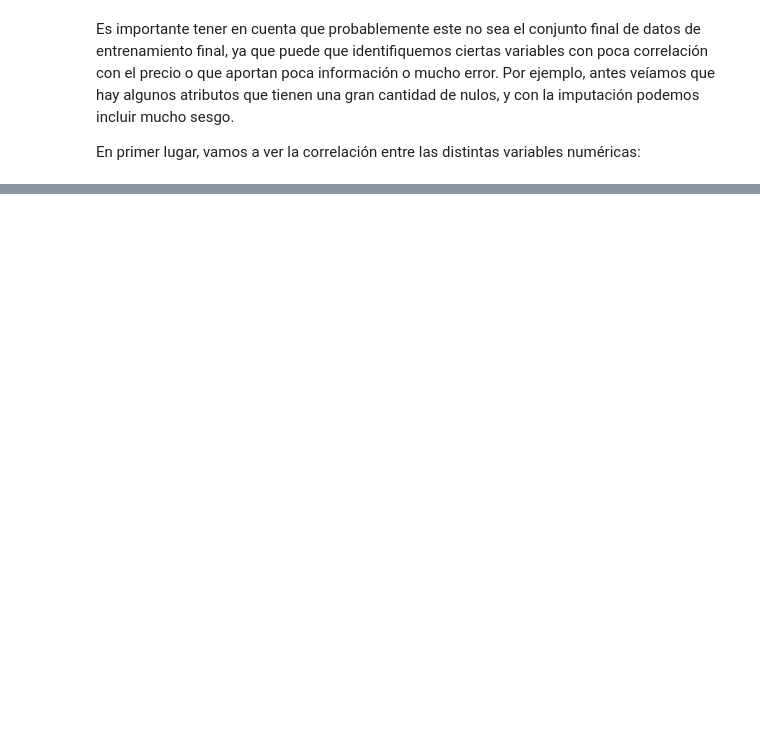
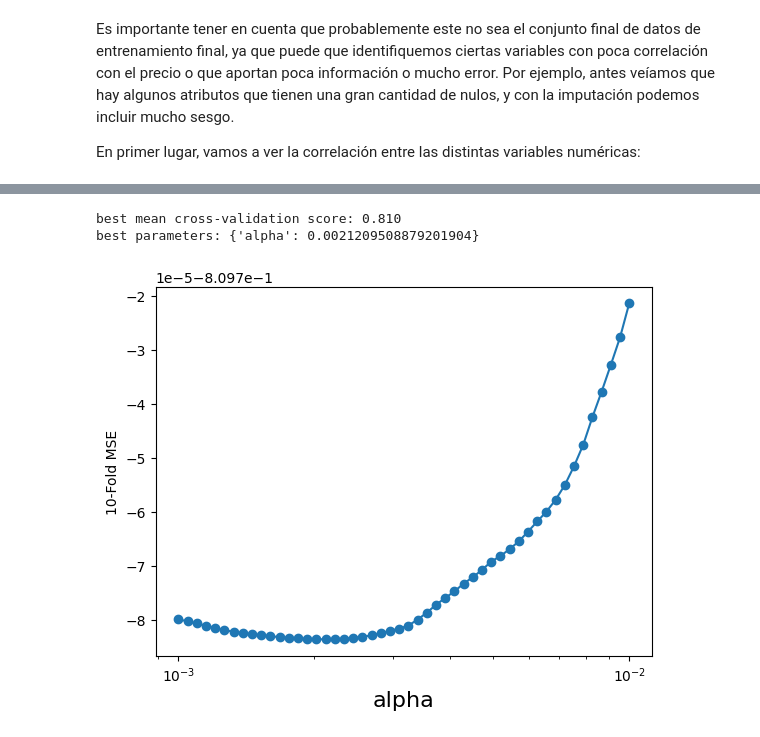
Before and after one commit to jaimegonzalezc/KC-Practica-MachineLearning, a Jupyter notebook: practicaML_2.ipynb, the cells around one changed output, grey strips where cells are left out. Saved outputs shown, nothing was run; the diff lists cells and outputs as text; code cells hidden in the pictures; blank space fills up the shorter version.

Commit message:
Lasso con buen resultado

```diff
--- a/practicaML_2.ipynb
+++ b/practicaML_2.ipynb
@@ -427,0 +538,14 @@ plt.show()
+# %%
+# Pasamos la variable objetivo a la primera columna
+target = house_data_test.pop('Price')
+house_data_test.insert(0, 'Price', target)
+
+# Dataset de train
+data_train = house_data.values
+y_train = data_train[:,0:1]
+X_train = data_train[:,1:]
+
+# Dataset de test
+data_test = house_data_test.values
+y_test = data_test[:,0:1]     # nos quedamos con la 1ª columna, price
+X_test = data_test[:,1:]      # nos quedamos con el resto
@@ -427,0 +554,5 @@ plt.show()
+# %%
+scaler = preprocessing.StandardScaler().fit(X_train)
+XtrainScaled = scaler.transform(X_train)
+
+XtestScaled = scaler.transform(X_test)
@@ -427,0 +562,19 @@ plt.show()
+# %%
+
+alpha_vector = np.logspace(-3,-2,50)
+param_grid = {'alpha': alpha_vector }
+grid = GridSearchCV(Lasso(), param_grid=param_grid, cv = KFold(n_splits=10))
+grid.fit(XtrainScaled, y_train)
+print("best mean cross-validation score: {:.3f}".format(grid.best_score_))
+print("best parameters: {}".format(grid.best_params_))
+
+#-1 porque es negado
+scores = -1*np.array(grid.cv_results_['mean_test_score'])
+plt.semilogx(alpha_vector,scores,'-o')
+plt.xlabel('alpha',fontsize=16)
+plt.ylabel('10-Fold MSE')
+plt.show()
+# %% [output]
+best mean cross-validation score: 0.810
+best parameters: {'alpha': 0.0021209508879201904}
+[figure, added]
```
Also changed, not shown: parts of 40 cells of this notebook.
